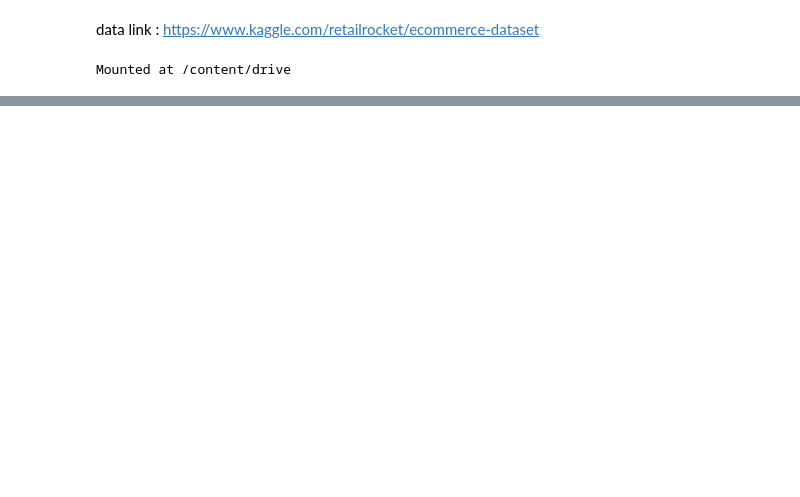
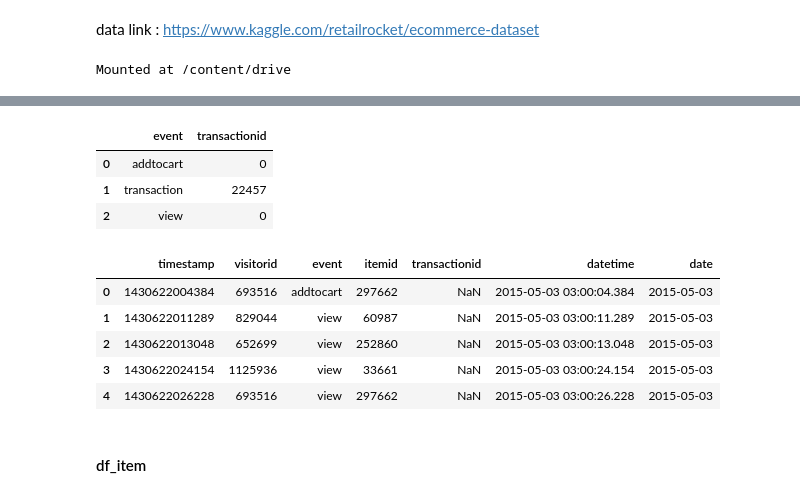
Before and after one commit to tkasod2/TIL, a Jupyter notebook: prj_analysis/Retailrocket_recommender_system_datase.ipynb, the cells around one changed output, grey strips where cells are left out. Cells and saved outputs as stored; diff of their text form; code cells hidden in the pictures; blank space fills up the shorter version.

```diff
--- a/prj_analysis/Retailrocket_recommender_system_datase.ipynb
+++ b/prj_analysis/Retailrocket_recommender_system_datase.ipynb
@@ -96,0 +98,28 @@ df_item_properties_part2.head()
+# %%
+# event and transactionid
+# # df['event'].value_counts()
+# # # view           2664312
+# # # addtocart        69332
+# # # transaction      22457
+
+
+# event가 transaction인 경우에만 transactionid가 존재한다.
+events.groupby('event')['transactionid'].count().reset_index().rename(columns = {'transaction_id' :'cnt_transaction_id'})
+# %% [output]
+|  | event | transactionid |
+| 0 | addtocart | 0 |
+| 1 | transaction | 22457 |
+| 2 | view | 0 |
+# %%
+events.sort_values('timestamp',inplace=True)
+events.reset_index(drop=True, inplace = True)
+events.head()
+# %% [output]
+|  | timestamp | visitorid | event | itemid | transactionid | datetime | date |
+| 0 | 1430622004384 | 693516 | addtocart | 297662 | NaN | 2015-05-03 03:00:04.384 | 2015-05-03 |
+| 1 | 1430622011289 | 829044 | view | 60987 | NaN | 2015-05-03 03:00:11.289 | 2015-05-03 |
+| 2 | 1430622013048 | 652699 | view | 252860 | NaN | 2015-05-03 03:00:13.048 | 2015-05-03 |
+| 3 | 1430622024154 | 1125936 | view | 33661 | NaN | 2015-05-03 03:00:24.154 | 2015-05-03 |
+| 4 | 1430622026228 | 693516 | view | 297662 | NaN | 2015-05-03 03:00:26.228 | 2015-05-03 |
+# %% [markdown]
+#### df_item
```
Also changed, not shown: parts of 15 cells of this notebook.
